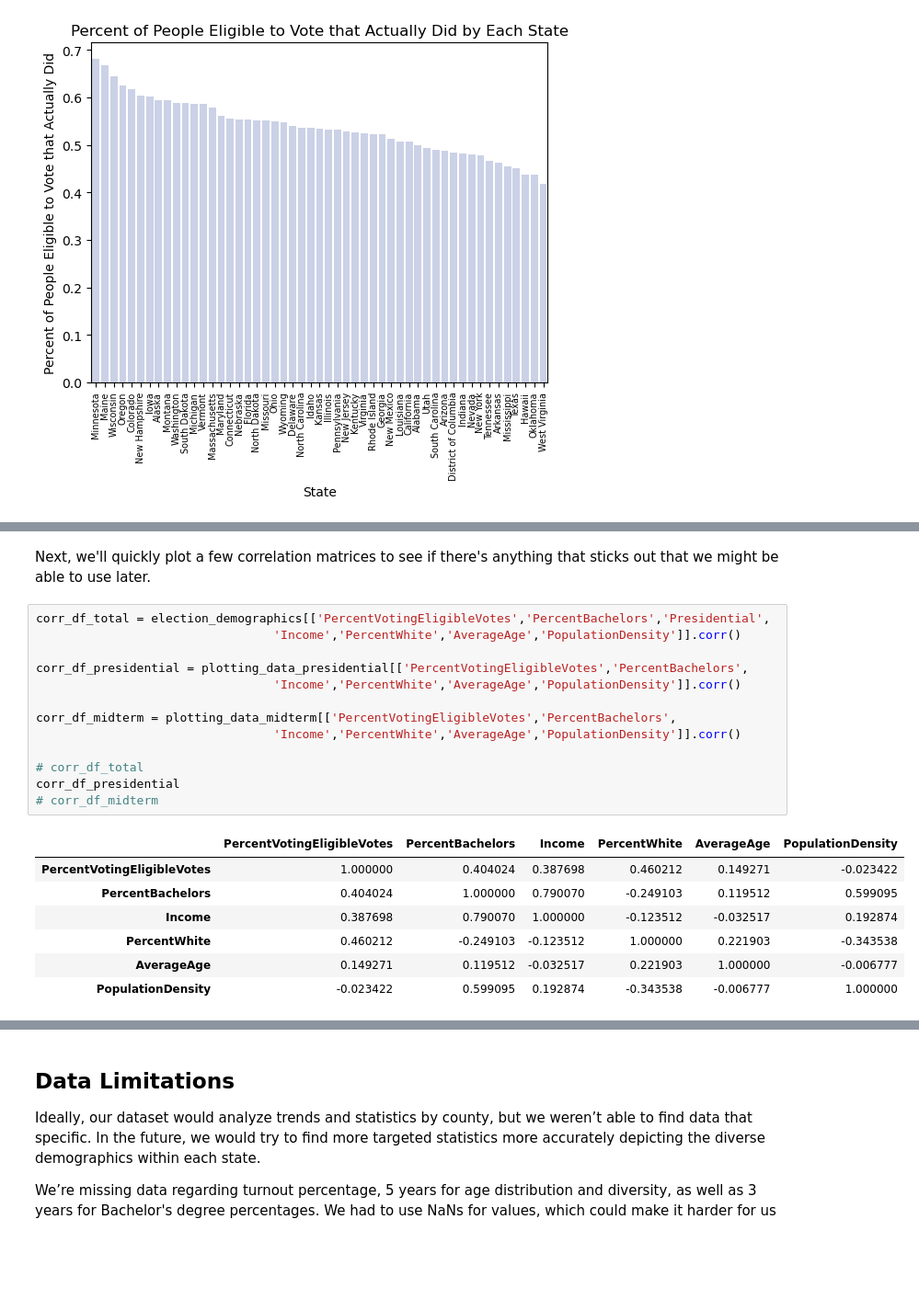
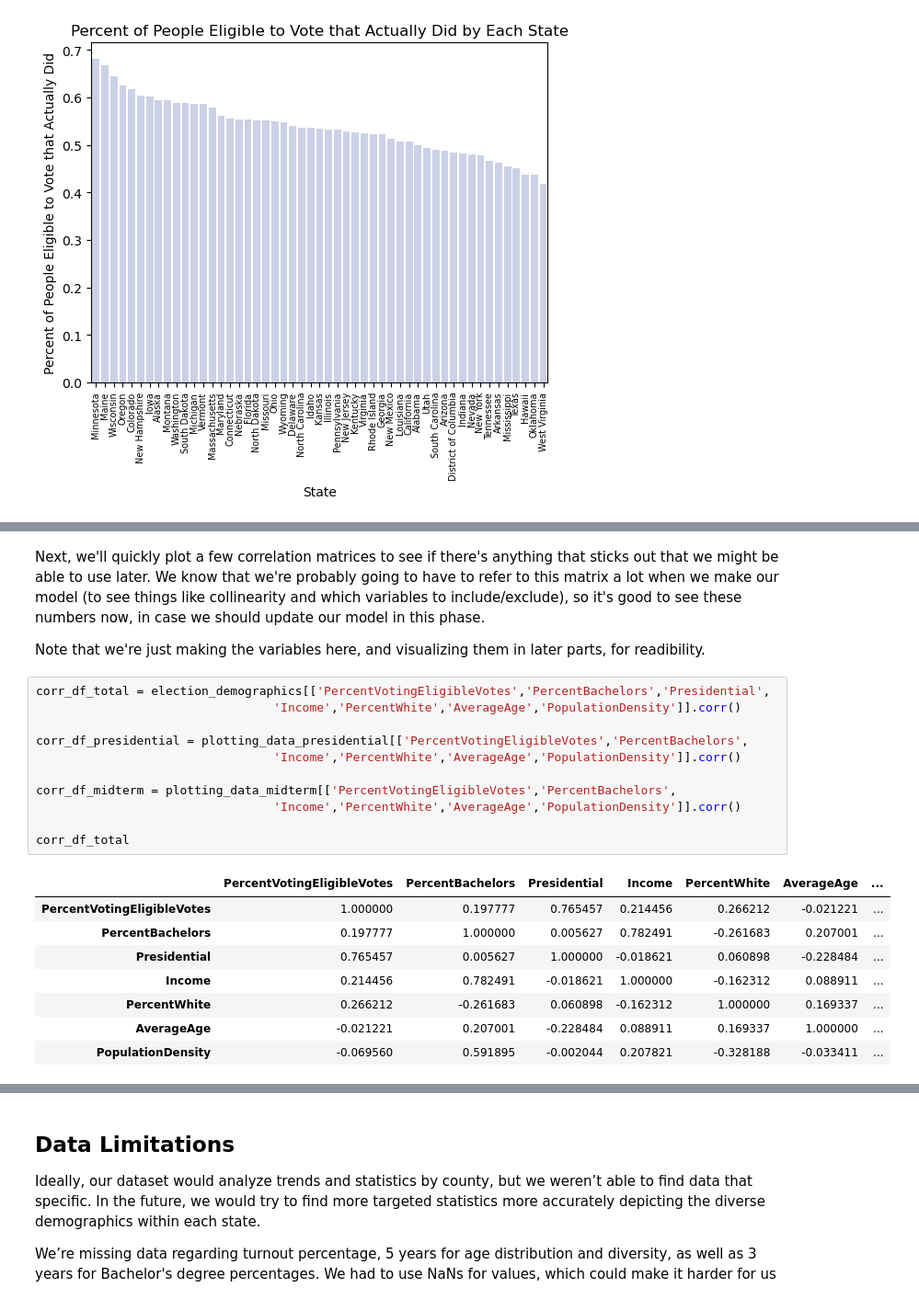
Before and after one commit to nikhilc52/info2950, a Jupyter notebook: ElectionDemographics.ipynb, the cells around one changed output, grey strips where cells are left out. Shown at 92% size. Saved outputs shown, nothing was run; the diff lists cells and outputs as text; blank space fills up the shorter version.

```diff
--- a/ElectionDemographics.ipynb
+++ b/ElectionDemographics.ipynb
@@ -637,23 +658,24 @@ These plots, though simple, are very useful for finding key outliers in our data
-# %% [markdown]
-Next, we'll quickly plot a few correlation matrices to see if there's anything that sticks out that we might be able to use later.
+# %% [markdown]
+Next, we'll quickly plot a few correlation matrices to see if there's anything that sticks out that we might be able to use later. We know that we're probably going to have to refer to this matrix a lot when we make our model (to see things like collinearity and which variables to include/exclude), so it's good to see these numbers now, in case we should update our model in this phase.
+
+Note that we're just making the variables here, and visualizing them in later parts, for readibility.
 # %%
 corr_df_total = election_demographics[['PercentVotingEligibleVotes','PercentBachelors','Presidential',
                                  'Income','PercentWhite','AverageAge','PopulationDensity']].corr()
 
 corr_df_presidential = plotting_data_presidential[['PercentVotingEligibleVotes','PercentBachelors',
                                  'Income','PercentWhite','AverageAge','PopulationDensity']].corr()
 
 corr_df_midterm = plotting_data_midterm[['PercentVotingEligibleVotes','PercentBachelors',
                                  'Income','PercentWhite','AverageAge','PopulationDensity']].corr()
 
-# corr_df_total
-corr_df_presidential
-# corr_df_midterm
+corr_df_total
 # %% [output]
-|  | PercentVotingEligibleVotes | PercentBachelors | Income | PercentWhite | AverageAge | PopulationDensity |
-| PercentVotingEligibleVotes | 1.000000 | 0.404024 | 0.387698 | 0.460212 | 0.149271 | -0.023422 |
-| PercentBachelors | 0.404024 | 1.000000 | 0.790070 | -0.249103 | 0.119512 | 0.599095 |
-| Income | 0.387698 | 0.790070 | 1.000000 | -0.123512 | -0.032517 | 0.192874 |
-| PercentWhite | 0.460212 | -0.249103 | -0.123512 | 1.000000 | 0.221903 | -0.343538 |
-| AverageAge | 0.149271 | 0.119512 | -0.032517 | 0.221903 | 1.000000 | -0.006777 |
-| PopulationDensity | -0.023422 | 0.599095 | 0.192874 | -0.343538 | -0.006777 | 1.000000 |
+|  | PercentVotingEligibleVotes | PercentBachelors | Presidential | Income | PercentWhite | AverageAge | ... |
+| PercentVotingEligibleVotes | 1.000000 | 0.197777 | 0.765457 | 0.214456 | 0.266212 | -0.021221 | ... |
+| PercentBachelors | 0.197777 | 1.000000 | 0.005627 | 0.782491 | -0.261683 | 0.207001 | ... |
+| Presidential | 0.765457 | 0.005627 | 1.000000 | -0.018621 | 0.060898 | -0.228484 | ... |
+| Income | 0.214456 | 0.782491 | -0.018621 | 1.000000 | -0.162312 | 0.088911 | ... |
+| PercentWhite | 0.266212 | -0.261683 | 0.060898 | -0.162312 | 1.000000 | 0.169337 | ... |
+| AverageAge | -0.021221 | 0.207001 | -0.228484 | 0.088911 | 0.169337 | 1.000000 | ... |
+| PopulationDensity | -0.069560 | 0.591895 | -0.002044 | 0.207821 | -0.328188 | -0.033411 | ... |
```
Also changed, not shown: parts of 14 cells of this notebook.
